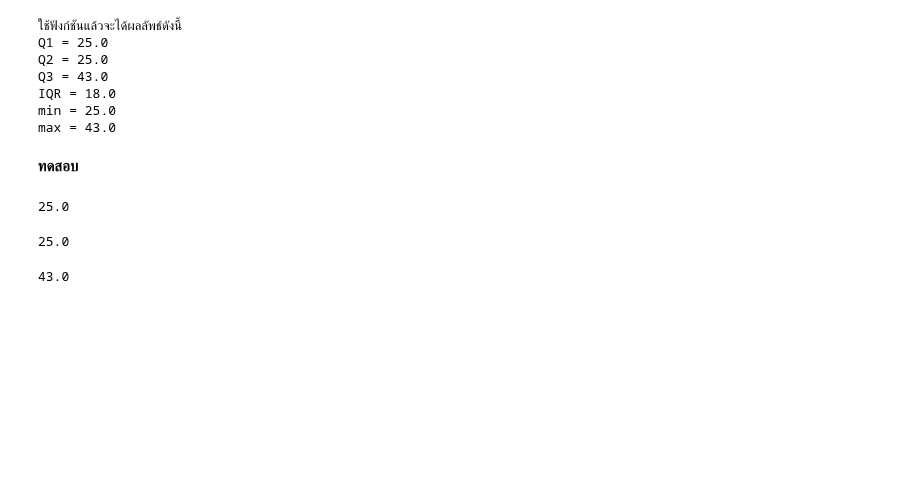
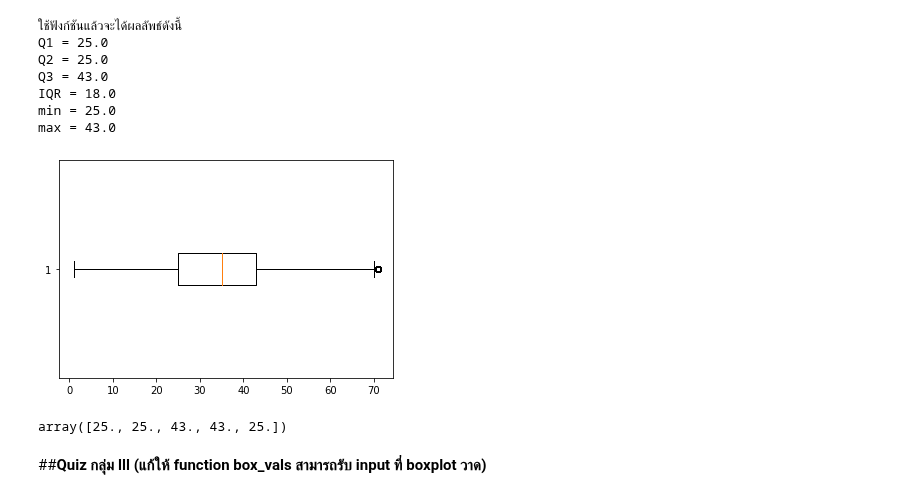
Before and after one commit to gameaphiwat/DWDM21, a Jupyter notebook: Data_Preprocessing_(Chapter3).ipynb, the cells around one changed output. Cells and saved outputs as stored; diff of their text form; code cells hidden in the pictures; blank space fills up the shorter version.

Commit message:
Quiz กลุ่ม lll

```diff
--- a/Data_Preprocessing_(Chapter3).ipynb
+++ b/Data_Preprocessing_(Chapter3).ipynb
@@ -1113,20 +1113,13 @@ Q3 = 43.0
 IQR = 18.0
 min = 25.0
 max = 43.0
-# %% [markdown]
-**ทดสอบ**
-# %%
-q1 = data_dict['boxes'][0].get_ydata()[0]
-q1
-# %% [output]
-25.0
-# %%
-q2 = data_dict['boxes'][0].get_ydata()[1]
-q2
-# %% [output]
-25.0
-# %%
-q3 = data_dict['boxes'][0].get_ydata()[2]
-q3
-# %% [output]
-43.0
+# %%
+data_dict = plt.boxplot(data_cases2_nomissingage_nooutlier['age'],vert=False)
+# %% [output]
+[figure, added]
+# %%
+data_dict['boxes'][0].get_xdata()
+# %% [output]
+array([25., 25., 43., 43., 25.])
+# %% [markdown]
+##**Quiz กลุ่ม lll (แก้ให้ function box_vals สามารถรับ input ที่ boxplot วาด)**
```
Also changed, not shown: parts of 3 cells of this notebook.
